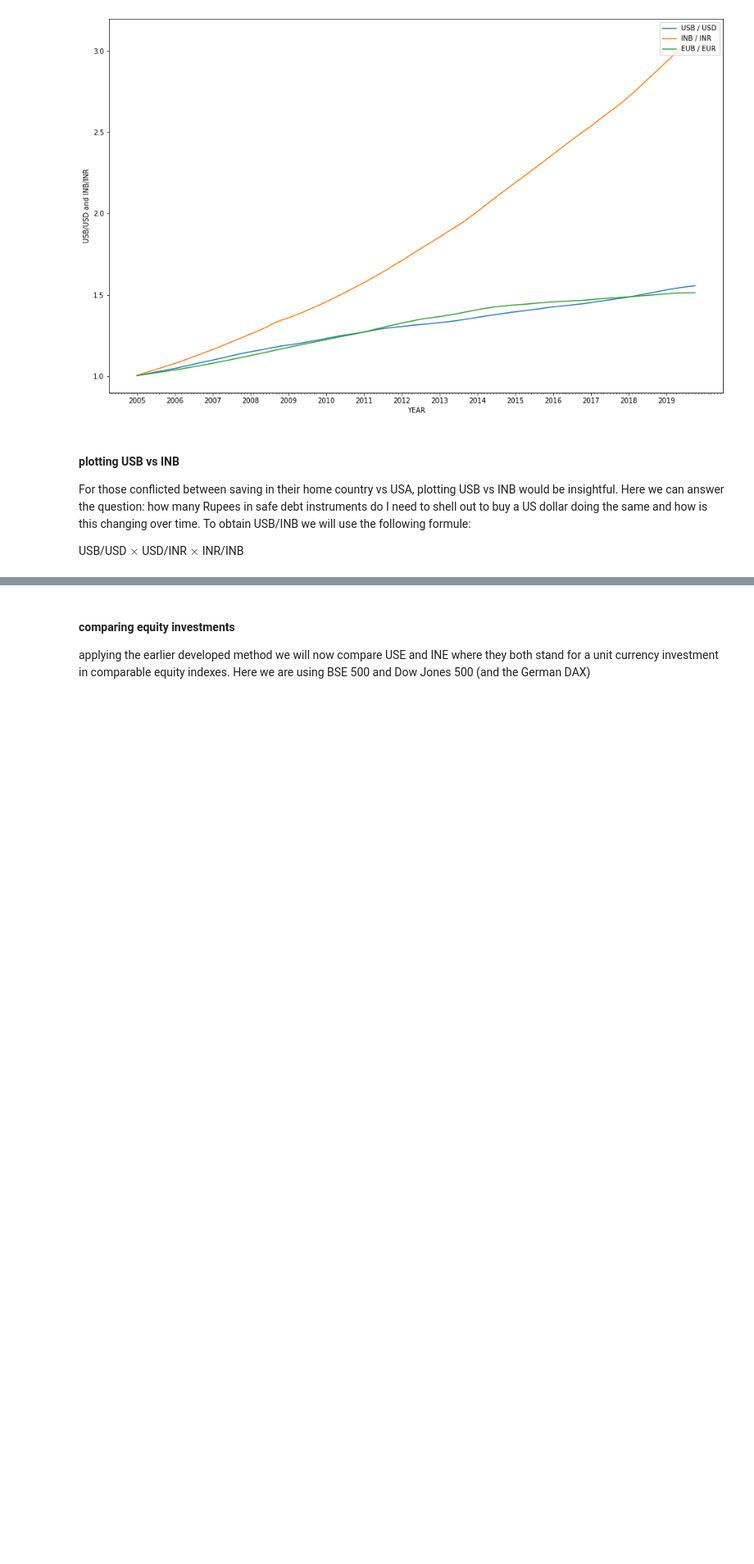
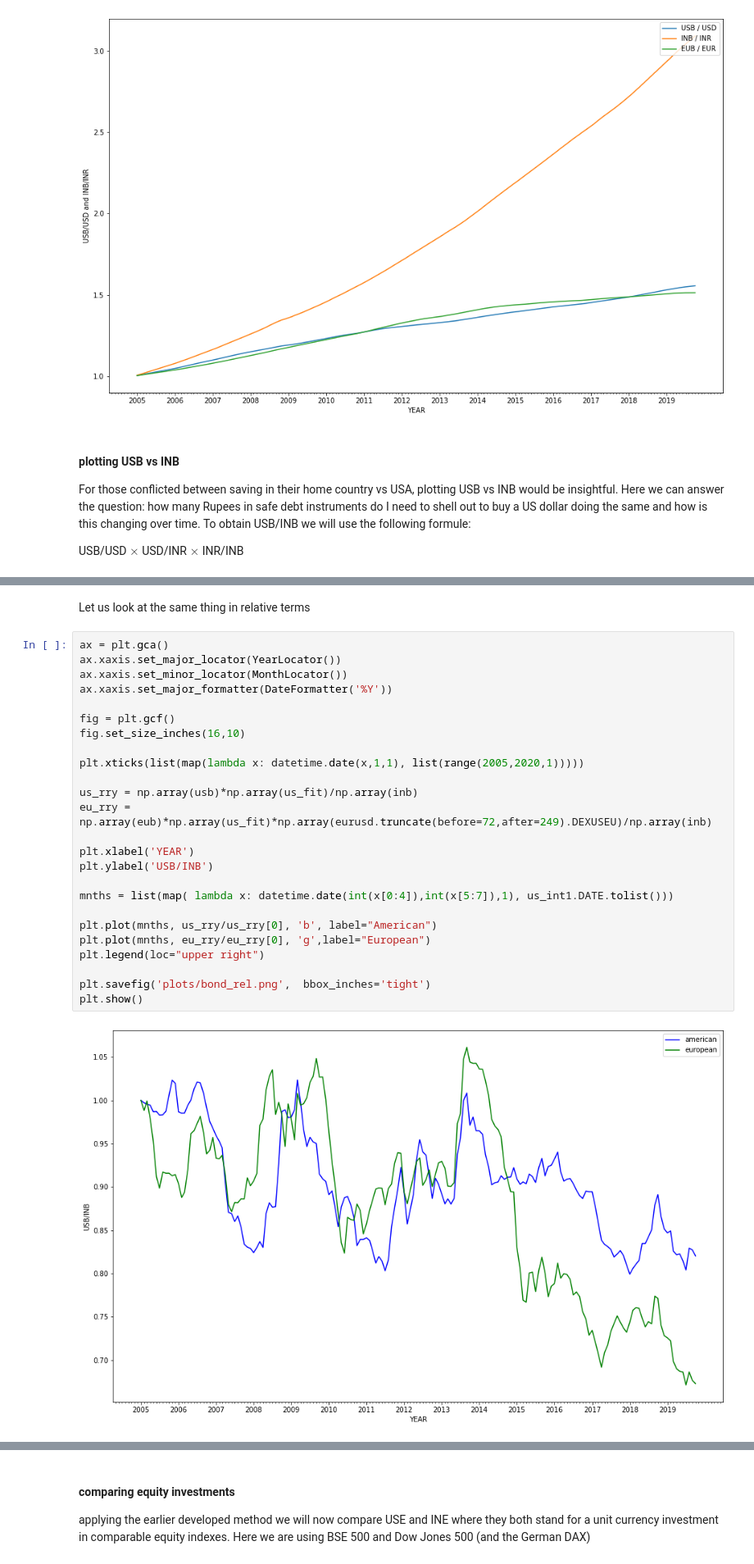
Before and after one commit to praneethmendu/Notebooks, a Jupyter notebook: intrestAdj/interest.ipynb, the cells around one changed output, grey strips where cells are left out. Shown: that part at 82% size. Cells and saved outputs as stored; diff of their text form; blank space fills up the shorter version.

```diff
--- a/intrestAdj/interest.ipynb
+++ b/intrestAdj/interest.ipynb
@@ -171,3 +176,32 @@ plt.legend(loc="upper right")
 plt.show()
 # %% [output]
 [figure]
+# %% [markdown]
+Let us look at the same thing in relative terms
+# %%
+ax = plt.gca()
+ax.xaxis.set_major_locator(YearLocator())
+ax.xaxis.set_minor_locator(MonthLocator())
+ax.xaxis.set_major_formatter(DateFormatter('%Y'))
+
+fig = plt.gcf()
+fig.set_size_inches(16,10)
+
+plt.xticks(list(map(lambda x: datetime.date(x,1,1), list(range(2005,2020,1)))))
+
+us_rry = np.array(usb)*np.array(us_fit)/np.array(inb)
+eu_rry = np.array(eub)*np.array(us_fit)*np.array(eurusd.truncate(before=72,after=249).DEXUSEU)/np.array(inb)
+
+plt.xlabel('YEAR')
+plt.ylabel('USB/INB')
+
+mnths = list(map( lambda x: datetime.date(int(x[0:4]),int(x[5:7]),1), us_int1.DATE.tolist()))
+
+plt.plot(mnths, us_rry/us_rry[0], 'b', label="American")
+plt.plot(mnths, eu_rry/eu_rry[0], 'g',label="European")
+plt.legend(loc="upper right")
+
+plt.savefig('plots/bond_rel.png',  bbox_inches='tight')
+plt.show()
+# %% [output]
+[figure, added]
```
Also changed, not shown: parts of 11 cells of this notebook, 7 other files.
